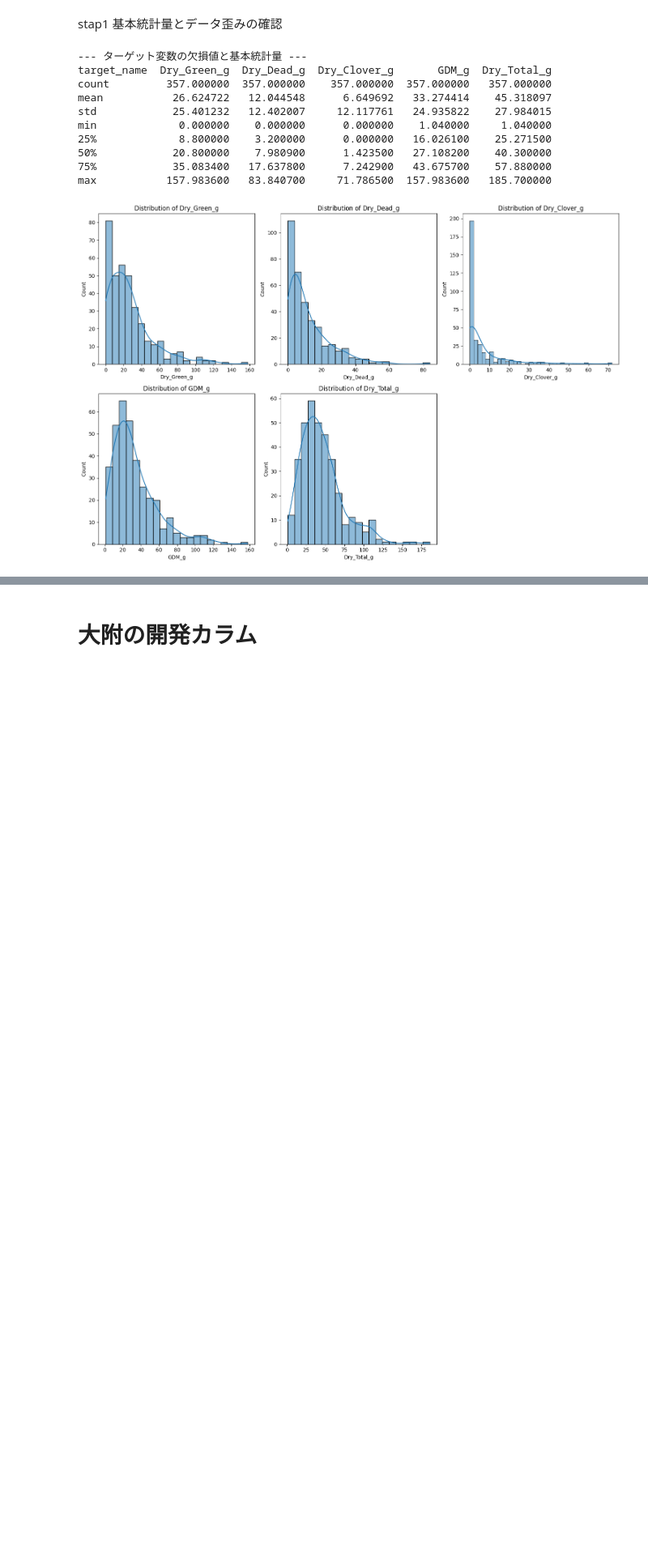
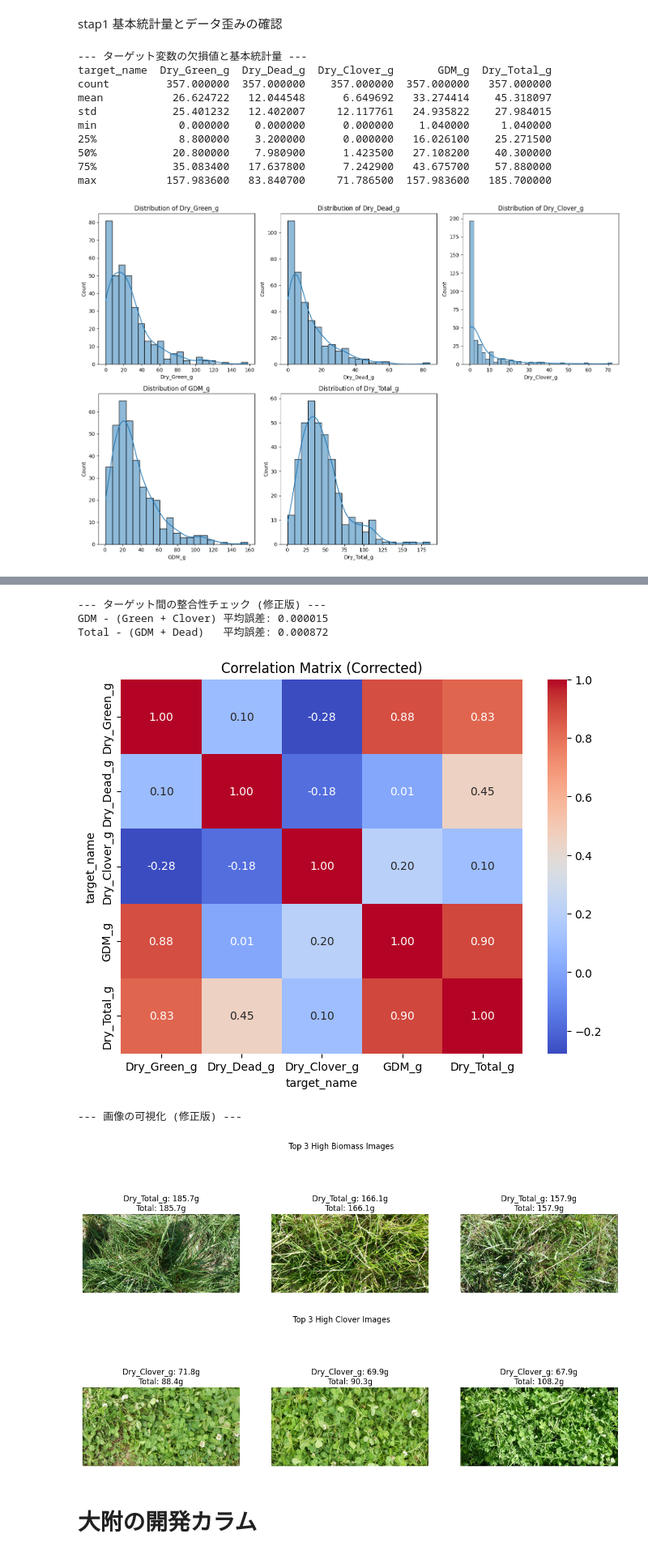
Before and after one commit to taisei173263/kaggle_biomass, a Jupyter notebook: 草コンペ1.ipynb, the cells around one changed output, grey strips where cells are left out. Shown at 81% size. Saved outputs shown, nothing was run; the diff lists cells and outputs as text; code cells hidden in the pictures; blank space fills up the shorter version.

```diff
--- a/草コンペ1.ipynb
+++ b/草コンペ1.ipynb
@@ -329,2 +346,71 @@ Everything up-to-date
+# %%
+# --- 1. 修正版データの作成 (image_pathをキーにする) ---
+# sample_idではなく、image_pathをインデックスにしてPivotします
+pivot_df = train_df.pivot(index='image_path', columns='target_name', values='target').reset_index()
+
+# ターゲット名リスト
+targets = ['Dry_Green_g', 'Dry_Dead_g', 'Dry_Clover_g', 'GDM_g', 'Dry_Total_g']
+
+# --- 2. 構成ルールの再検証 ---
+# 理論値の計算
+pivot_df['calc_GDM'] = pivot_df['Dry_Green_g'] + pivot_df['Dry_Clover_g']
+pivot_df['calc_Total'] = pivot_df['GDM_g'] + pivot_df['Dry_Dead_g']
+
+# 誤差の計算
+pivot_df['diff_GDM'] = pivot_df['GDM_g'] - pivot_df['calc_GDM']
+pivot_df['diff_Total'] = pivot_df['Dry_Total_g'] - pivot_df['calc_Total']
+
+print("--- ターゲット間の整合性チェック (修正版) ---")
+# ほとんど0に近い値が出るはずです
+print(f"GDM - (Green + Clover) 平均誤差: {pivot_df['diff_GDM'].abs().mean():.6f}")
+print(f"Total - (GDM + Dead)   平均誤差: {pivot_df['diff_Total'].abs().mean():.6f}")
+
+# --- 3. 相関行列の再確認 ---
+# 正しく整形されたデータで相関を見ます
+plt.figure(figsize=(8, 6))
+sns.heatmap(pivot_df[targets].corr(), annot=True, cmap='coolwarm', fmt=".2f")
+plt.title("Correlation Matrix (Corrected)")
+plt.show()
+
+# --- 4. 画像の可視化 (再実行) ---
+# image_pathがそのまま入っているのでマージ不要
+viz_df = pivot_df.copy()
+# 可視化用のsample_idはtrain_dfから適当な一つを取ってくる（表示用）
+# image_pathをキーにしてsample_idを取得
+id_map = train_df[['image_path', 'sample_id']].drop_duplicates(subset='image_path')
+viz_df = pd.merge(viz_df, id_map, on='image_path', how='left')
+
+from PIL import Image
+
+def show_images_corrected(df, sort_col, title, n=3):
+    top_samples = df.sort_values(by=sort_col, ascending=False).head(n)
+    plt.figure(figsize=(15, 5))
+    for i, (_, row) in enumerate(top_samples.iterrows()):
+        img_name = row['image_path'].split('/')[-1]
+        img_path = os.path.join(DATA_DIR, 'train', img_name)
+        try:
+            img = Image.open(img_path)
+            plt.subplot(1, n, i+1)
+            plt.imshow(img)
+            # 値を表示
+            val = row[sort_col]
+            plt.title(f"{sort_col}: {val:.1f}g\nTotal: {row['Dry_Total_g']:.1f}g")
+            plt.axis('off')
+        except Exception as e:
+            print(f"Error: {e}")
+    plt.suptitle(title)
+    plt.show()
+
+print("\n--- 画像の可視化 (修正版) ---")
+show_images_corrected(viz_df, 'Dry_Total_g', 'Top 3 High Biomass Images')
+show_images_corrected(viz_df, 'Dry_Clover_g', 'Top 3 High Clover Images')
+# %% [output]
+--- ターゲット間の整合性チェック (修正版) ---
+GDM - (Green + Clover) 平均誤差: 0.000015
+Total - (GDM + Dead)   平均誤差: 0.000872
+[figure, added]
+--- 画像の可視化 (修正版) ---
+[figure, added]
+[figure, added]
 # %% [markdown]
 # 大附の開発カラム
```
Also changed, not shown: parts of 4 cells of this notebook.
